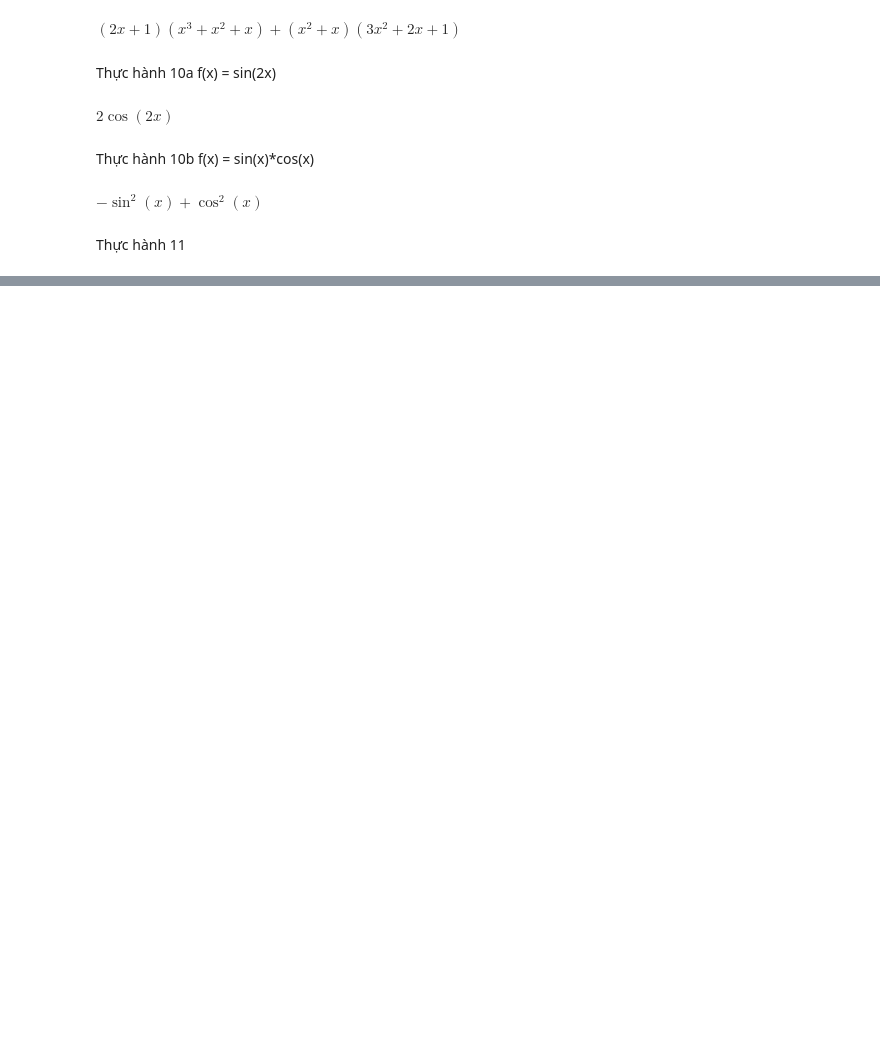
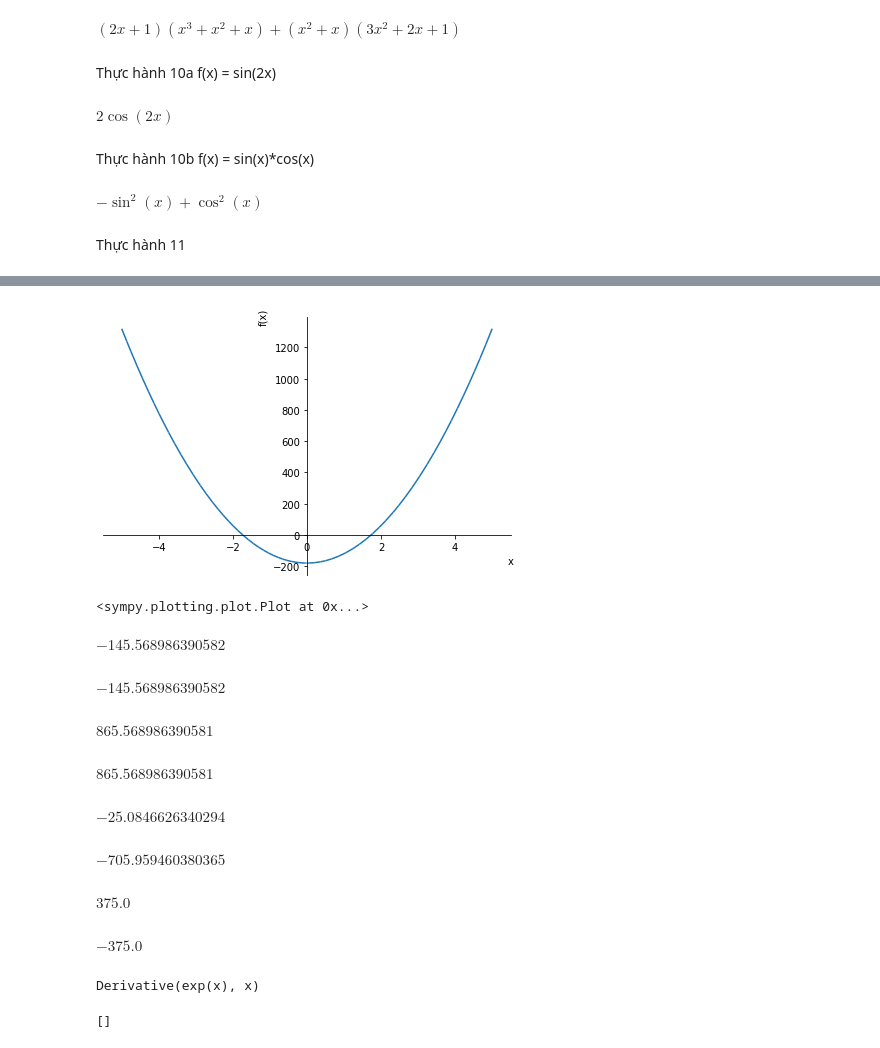
Before and after one commit to gnasche-2003/thuchanhtoancp, a Jupyter notebook: Buổi_2.ipynb, the cells around one changed output, grey strips where cells are left out. Drawn from its saved outputs; the diff is of its cells as text; code cells hidden in the pictures; blank space fills up the shorter version.

```diff
--- a/Buổi_2.ipynb
+++ b/Buổi_2.ipynb
@@ -213,0 +225,2 @@ sqrt(sqrt(71) + 9)
+# %%
+d2 = Derivative(d1,x,2).doit()
@@ -213,0 +231,50 @@ sqrt(sqrt(71) + 9)
+# %%
+import sympy
+sympy.plot(d2, (x,-5,5))
+# %% [output]
+[figure, added]
+<sympy.plotting.plot.Plot at 0x...>
+# %%
+d2.subs({x:B}).evalf()
+# %% [output]
+$\displaystyle -145.568986390582$
+# %%
+d2.subs({x:C}).evalf()
+# %% [output]
+$\displaystyle -145.568986390582$
+# %%
+d2.subs({x:A}).evalf()
+# %% [output]
+$\displaystyle 865.568986390581$
+# %%
+d2.subs({x:D}).evalf()
+# %% [output]
+$\displaystyle 865.568986390581$
+# %%
+x_min = -5
+x_max = 5
+f.subs({x:B}).evalf()
+# %% [output]
+$\displaystyle -25.0846626340294$
+# %%
+f.subs({x:D}).evalf()
+# %% [output]
+$\displaystyle -705.959460380365$
+# %%
+f.subs({x:x_min}).evalf()
+# %% [output]
+$\displaystyle 375.0$
+# %%
+f.subs({x:x_max}).evalf()
+# %% [output]
+$\displaystyle -375.0$
+# %%
+from sympy import Symbol, Derivative, exp
+x = Symbol("x")
+g = sympy.E**x
+gl = Derivative(g,x)
+print(gl)
+solve(gl)
+# %% [output]
+Derivative(exp(x), x)
+[]
```
Also changed, not shown: parts of 19 cells of this notebook.
